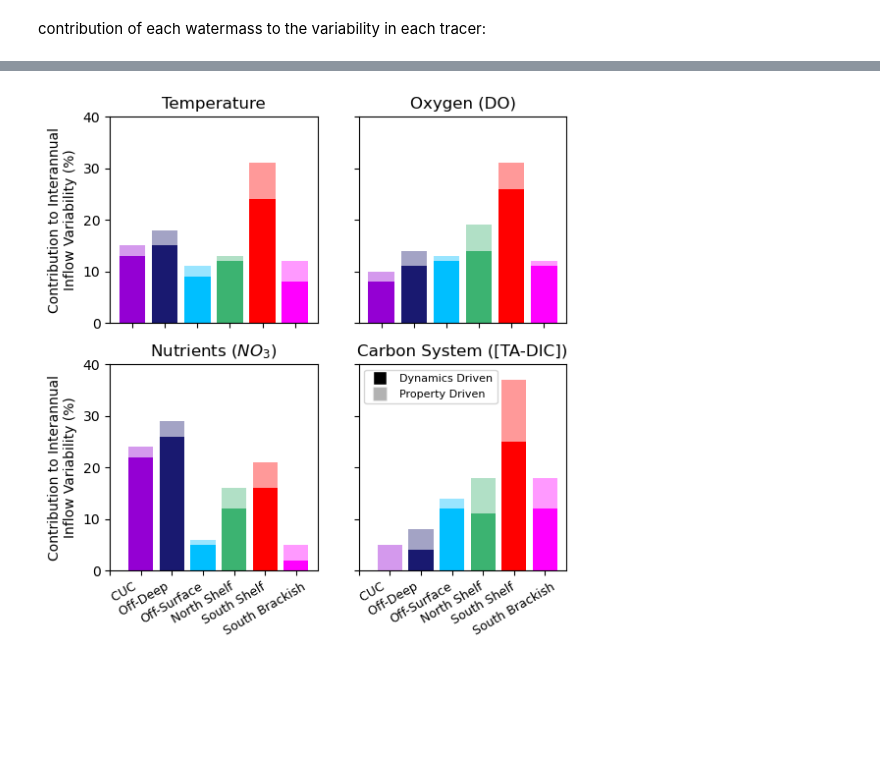
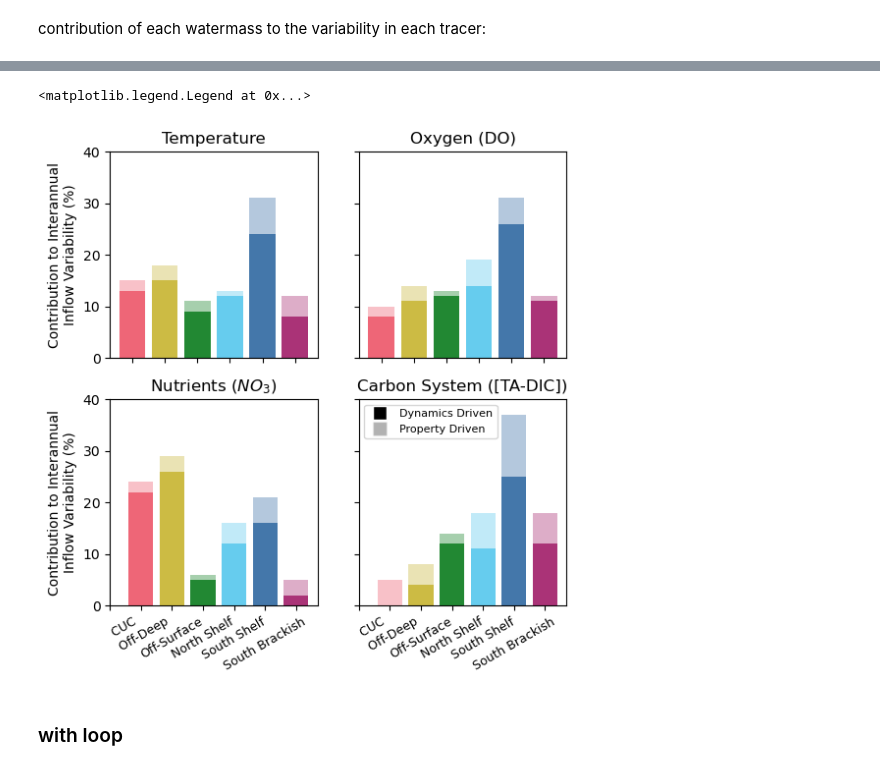
Before and after one commit to rbeutel/PI_BIOGEO_PAPER, a Jupyter notebook: model/quant_attribution_Flux.ipynb, the cells around one changed output, grey strips where cells are left out. Saved outputs shown, nothing was run; the diff lists cells and outputs as text; code cells hidden in the pictures; blank space fills up the shorter version.

```diff
--- a/model/quant_attribution_Flux.ipynb
+++ b/model/quant_attribution_Flux.ipynb
@@ -304,7 +384,7 @@ all
 ## Interannual variability in watermass inflow with average properties
 # with loop flow
 # Assign colors to each section
-colors = ['darkviolet','midnightblue','deepskyblue','red','mediumseagreen','magenta','grey']
+colors = ['#AA3377','#4477AA','#66CCEE','#EE6677','#228833','#CCBB44','#BBBBBB']
 
 # fig, ax = plt.subplots(8,1,figsize=[5,3*8])
 fig = plt.figure(constrained_layout=True, figsize=[5,10])
@@ -327,7 +407,6 @@ ax1.set_ylabel('Inflow Volume ($m^3$)')
 
 
 # Customize plot
-axs.set_ylabel('Inflow Volume [$m^3$]')
 for axs in [ax1,ax3,ax4,ax5,ax6,ax7,ax8]:
     axs.set_xlim([2013,2024])
     axs.set_xticks([2014,2017,2020,2023])
@@ -381,5 +460,5 @@ ax8.set_ylabel('[TA-DIC]\n($\mu mol \, kg^{-1}$)',fontsize=10)
 # ax8.plot([2013,2024],[0,0],'k--')
 ax8.text(.03, 0.95, 'g)', ha='center', va='top', transform=ax8.transAxes, fontsize=12)
 
-# plt.savefig('/data1/bbeutel/LO_user/ariane/figures/volumebar_loop.jpg')
+plt.savefig('/ocean/rbeutel/MOAD/biogeo_paper/PI_BIOGEO_PAPER/model/figures/volumebar_loop.jpg')
 # %% [output]
@@ -644,7 +796,7 @@ PearsonRResult(statistic=-0.5119930182351852, pvalue=0.13031023067550032)
 # what about comparison to the strength of upwelling and downwelling?
 # basing this on the Bakun index at 45
 
-bak48 = pd.read_csv('/data1/bbeutel/LO_user/Bakun.txt', sep="\s+", header=5)
+bak48 = pd.read_csv('/ocean/rbeutel/MOAD/biogeo_paper/PI_BIOGEO_PAPER/model/Bakun.txt', sep="\s+", header=5)
 bak48['date'] = pd.to_datetime(bak48.YYYYMMDD, format='%Y%m%d', errors='coerce')
 bak48 = bak48.sort_values(by='date')
 # drop values greater than -500
@@ -821,9 +975,8 @@ d = {'section':['salish','cuc', 'off_d', 'off_s', 'north', 'south', 'fresh','loo
      'temp':np.mean([all14.temp,all15.temp,all16.temp,all17.temp,all18.temp,all19.temp,all20.temp,all21.temp,all22.temp,all23.temp],axis=0),
      'DO':np.mean([all14.DO,all15.DO,all16.DO,all17.DO,all18.DO,all19.DO,all20.DO,all21.DO,all22.DO,all23.DO],axis=0),
      'NO3':np.mean([all14.NO3,all15.NO3,all16.NO3,all17.NO3,all18.NO3,all19.NO3,all20.NO3,all21.NO3,all22.NO3,all23.NO3],axis=0),
-     'TA':np.mean([all14.TA,all15.TA,all16.TA,all17.TA,all18.TA,all19.TA,all20.TA,all21.TA,all22.TA,all23.TA],axis=0),
-     'DIC':np.mean([all14.DIC,all15.DIC,all16.DIC,all17.DIC,all18.DIC,all19.DIC,all20.DIC,all21.DIC,all22.DIC,all23.DIC],axis=0),
-     'TA-DIC':np.mean([all14['[TA-DIC]'],all15['[TA-DIC]'],all16['[TA-DIC]'],all17['[TA-DIC]'],all18['[TA-DIC]'],all19['[TA-DIC]'],all20['[TA-DIC]'],all21['[TA-DIC]'],all22['[TA-DIC]'],all23['[TA-DIC]']],axis=0)}
+     'density':np.mean([all14.density,all15.density,all16.density,all17.density,all18.density,all19.density,all20.density,all21.density,all22.density,all23.density],axis=0),
+     '[TA-DIC]':np.mean([all14['[TA-DIC]'],all15['[TA-DIC]'],all16['[TA-DIC]'],all17['[TA-DIC]'],all18['[TA-DIC]'],all19['[TA-DIC]'],all20['[TA-DIC]'],all21['[TA-DIC]'],all22['[TA-DIC]'],all23['[TA-DIC]']],axis=0)}
 all_b = pd.DataFrame(d)
 
 all_b
@@ -1495,0 +1488,30 @@ ax9.text(.75, -0.35, r'$\Delta J_i$ Driven', ha='center', va='bottom', transform
+# %%
+# just density
+
+fig,ax = plt.subplots(1,1,figsize=[5,2])
+
+df = pd.concat([math_all14[['year','section','densP','densQ']][:-1],math_all15[['year','section','densP','densQ']][:-1],
+    math_all16[['year','section','densP','densQ']][:-1],math_all17[['year','section','densP','densQ']][:-1],
+    math_all18[['year','section','densP','densQ']][:-1],math_all19[['year','section','densP','densQ']][:-1],
+    math_all20[['year','section','densP','densQ']][:-1],math_all21[['year','section','densP','densQ']][:-1],
+    math_all22[['year','section','densP','densQ']][:-1],math_all23[['year','section','densP','densQ']][:-1]])
+combined_stacked_bar(df,'Density ($kg\, m^{-3}$)',ax)
+
+ax.set_xticklabels([1,0.5,0,0.5,1])
+ax.text(.25, -0.35, r'$\Delta P_i$ Driven', ha='center', va='bottom', transform=ax.transAxes, fontsize=13)
+ax.text(.75, -0.35, r'$\Delta J_i$ Driven', ha='center', va='bottom', transform=ax.transAxes, fontsize=13)
+
+# # build legend handles
+legend_handles = []
+regions = ['CUC', 'Offshore Deep', 'Offshore Surface', 'North', 'South', 'Fresh']
+colours = ['#AA3377','#4477AA','#66CCEE','#228833','#EE6677','#CCBB44']
+for i in range(len(regions)):
+    legend_handles.append(mlines.Line2D([], [],
+                          marker='s', linestyle='None',markersize=7,
+                          markeredgecolor=colours[i], markerfacecolor=colours[i],
+                          label=regions[i]))
+# Add a figure-wide legend below the subplots
+ax.legend(handles=legend_handles, loc='lower left', ncol=1, frameon=True,fontsize=8)
+
+# again, very similar to salinity
+# plt.savefig('/ocean/rbeutel/MOAD/biogeo_paper/PI_BIOGEO_PAPER/model/figures/attribution_density.jpg',bbox_inches='tight')
@@ -1496,8 +1599,7 @@ ax9.text(.75, -0.35, r'$\Delta J_i$ Driven', ha='center', va='bottom', transform
 # %%
 # for key figure
 
-sections = ['cuc', 'off_d', 'off_s', 'north', 'south', 'fresh']
-colours = ['darkviolet', 'midnightblue','deepskyblue','mediumseagreen','red','magenta']
+
 
 fig, ax = plt.subplots(2,2,figsize=(6,6))
 
@@ -1593,31 +1695,34 @@ ax[1,1].set_xticklabels(['        CUC','  Off-Deep','Off-Surface','North Shelf',
 ax[1,1].set_yticks(np.arange(0,41,10))
 ax[1,1].set_yticklabels([])
 ax[1,1].set_title("Carbon System ([TA-DIC])")
 
 
 
 # formatting for all
 ymax = 40
 ax[0,0].set_ylim([0,ymax])
 ax[0,1].set_ylim([0,ymax])
 ax[1,0].set_ylim([0,ymax])
 ax[1,1].set_ylim([0,ymax])
 
 ax[0,0].set_ylabel('Contribution to Interannual\nInflow Variability (%)')
 ax[1,0].set_ylabel('Contribution to Interannual\nInflow Variability (%)')
 
 
 # add legend
 legend_handles = []
 alphas = [1,0.3]
 labels = ['Dynamics Driven','Property Driven']
 for i in range(len(alphas)):
     legend_handles.append(mlines.Line2D([], [],
                           marker='s', linestyle='None',markersize=10,
                           markeredgecolor='w', markerfacecolor='k',
                           label=labels[i],alpha=alphas[i]))
 ax[1,1].legend(handles=legend_handles, loc='best', ncol=1, frameon=True,fontsize=8)
 
 # plt.savefig("/data1/bbeutel/LO_user/ariane/figures/keyfigurebars.jpg", bbox_inches='tight')
 # %% [output]
+<matplotlib.legend.Legend at 0x...>
-[figure, old version]
+[figure, new version]
+# %% [markdown]
+### with loop
```
Also changed, not shown: parts of 51 cells of this notebook, 28 other files.
